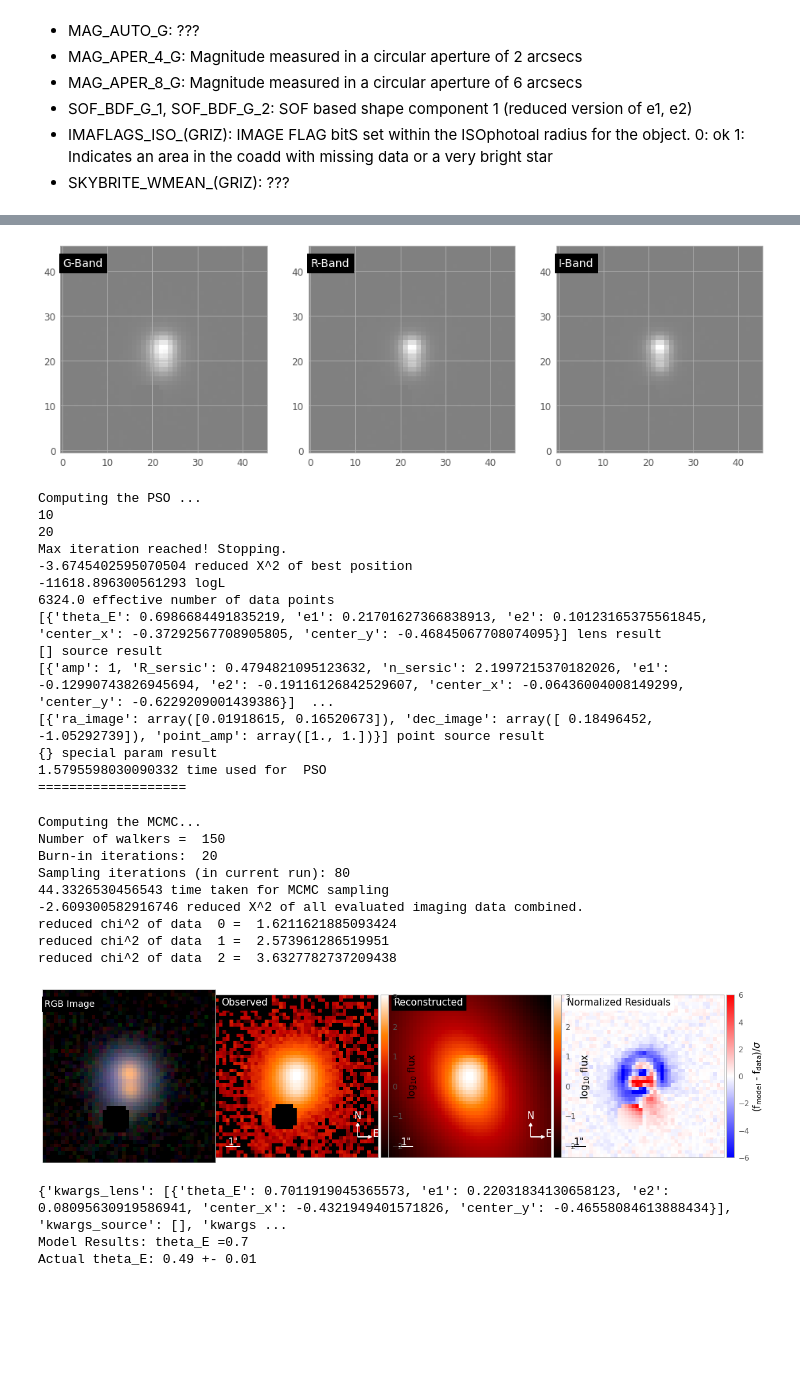
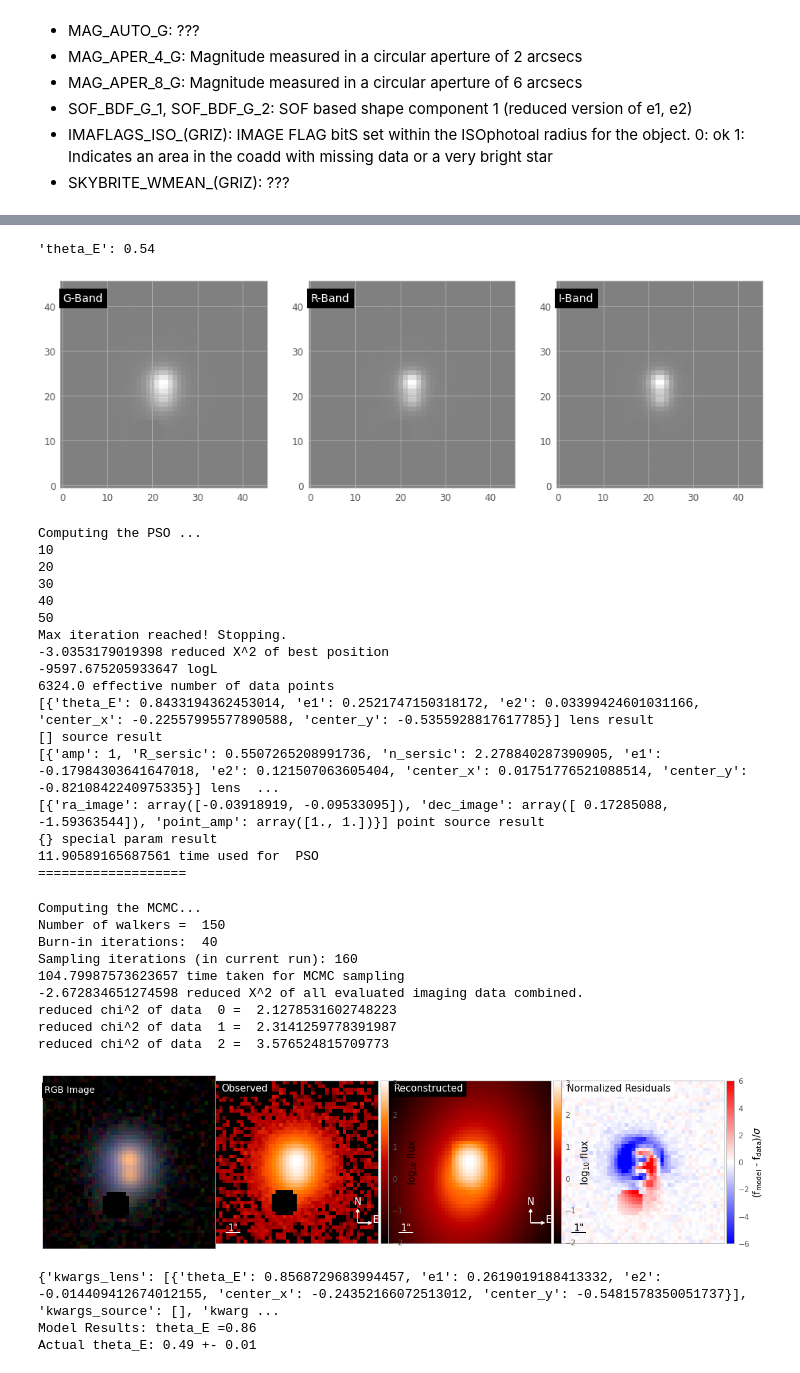
Before and after one commit to gilliancartwright/Lens-Modeling-DeepZipper-Candidates, a Jupyter notebook: Lens Modeling/Modeling_Quasars.ipynb, the cells around one changed output, grey strips where cells are left out. Saved outputs shown, nothing was run; the diff lists cells and outputs as text; code cells hidden in the pictures; blank space fills up the shorter version.

```diff
--- a/Lens Modeling/Modeling_Quasars.ipynb
+++ b/Lens Modeling/Modeling_Quasars.ipynb
@@ -373,8 +366,8 @@ def model(coadd_id, kwargs_lens_initial, kwargs_lens_light_initial, #kwargs_sour
     ## Fitting
     fitting_seq = FittingSequence(kwargs_data_joint, kwargs_model, kwargs_constraints, kwargs_likelihood, kwargs_params)
 
-    fitting_kwargs_list = [['PSO', {'sigma_scale': 1., 'n_particles': 20, 'n_iterations': 20}],
-                           ['MCMC', {'n_burn': 20, 'n_run': 60, 'walkerRatio': 10, 'sigma_scale': .1}]]
+    fitting_kwargs_list = [['PSO', {'sigma_scale': 1., 'n_particles': 50, 'n_iterations': 50}],
+                           ['MCMC', {'n_burn': 40, 'n_run': 120, 'walkerRatio': 10, 'sigma_scale': .1}]]
 
     chain_list = fitting_seq.fit_sequence(fitting_kwargs_list)
     kwargs_result = fitting_seq.best_fit()
@@ -806,58 +779,60 @@ Actual theta_E: 1.22 +- 0.02
 # %%
 # 1331771342
-# lens position
 center_x=-0.2
 center_y=-0.6
 
-# images
 x_images = [-0.2,-0.2]
 y_images = [0.1,-1.2]
 
-# image amps
 image_amps_g = [15085.5, 9339.1]
 image_amps_r = [19260.6, 11343.2]
 image_amps_i = [26034.6, 15140.8]
 
-# initial guesses
-kwargs_lens_initial = {'theta_E': 0.5, 'e1': 0., 'e2': 0, 'center_x': center_x, 'center_y': center_y}
+theta_E=approx_theta_E(center_x, center_y, x_images, y_images)
+kwargs_lens_initial = {'theta_E': theta_E, 'e1': 0., 'e2': 0, 'center_x': center_x, 'center_y': center_y}
 kwargs_lens_light_initial= {'R_sersic': 0.5, 'n_sersic': 2, 'e1': 0, 'e2': 0, 'center_x': center_x, 'center_y': center_y}
 
-# run model
 model(coadd_id = 1331771342,
       kwargs_lens_initial = kwargs_lens_initial,
       kwargs_lens_light_initial = kwargs_lens_light_initial,
       x_images = x_images, y_images = y_images,
       image_amps_g=image_amps_g, image_amps_r=image_amps_r, image_amps_i=image_amps_i,
       mask_list= [{'mask_center_x': -0.9 , 'mask_center_y': -3.0, 'mask_radius':1}])
+
+
 print('Actual theta_E: 0.49 +- 0.01')
 # %% [output]
+'theta_E': 0.54
 [figure]
-Computing the PSO ...
-10
-20
-Max iteration reached! Stopping.
--3.6745402595070504 reduced X^2 of best position
--11618.896300561293 logL
-6324.0 effective number of data points
-[{'theta_E': 0.6986684491835219, 'e1': 0.21701627366838913, 'e2': 0.10123165375561845, 'center_x': -0.37292567708905805, 'center_y': -0.46845067708074095}] lens result
-[] source result
-[{'amp': 1, 'R_sersic': 0.4794821095123632, 'n_sersic': 2.1997215370182026, 'e1': -0.12990743826945694, 'e2': -0.19116126842529607, 'center_x': -0.06436004008149299, 'center_y': -0.6229209001439386}]  ...
-[{'ra_image': array([0.01918615, 0.16520673]), 'dec_image': array([ 0.18496452, -1.05292739]), 'point_amp': array([1., 1.])}] point source result
-{} special param result
-1.5795598030090332 time used for  PSO
-===================
-Computing the MCMC...
-Number of walkers =  150
-Burn-in iterations:  20
-Sampling iterations (in current run): 80
-44.3326530456543 time taken for MCMC sampling
--2.609300582916746 reduced X^2 of all evaluated imaging data combined.
-reduced chi^2 of data  0 =  1.6211621885093424
-reduced chi^2 of data  1 =  2.573961286519951
-reduced chi^2 of data  2 =  3.6327782737209438
+Computing the PSO ...
+10
+20
+30
+40
+50
+Max iteration reached! Stopping.
+-3.0353179019398 reduced X^2 of best position
+-9597.675205933647 logL
+6324.0 effective number of data points
+[{'theta_E': 0.8433194362453014, 'e1': 0.2521747150318172, 'e2': 0.03399424601031166, 'center_x': -0.22557995577890588, 'center_y': -0.5355928817617785}] lens result
+[] source result
+[{'amp': 1, 'R_sersic': 0.5507265208991736, 'n_sersic': 2.278840287390905, 'e1': -0.17984303641647018, 'e2': 0.121507063605404, 'center_x': 0.01751776521088514, 'center_y': -0.8210842240975335}] lens  ...
+[{'ra_image': array([-0.03918919, -0.09533095]), 'dec_image': array([ 0.17285088, -1.59363544]), 'point_amp': array([1., 1.])}] point source result
+{} special param result
+11.90589165687561 time used for  PSO
+===================
+Computing the MCMC...
+Number of walkers =  150
+Burn-in iterations:  40
+Sampling iterations (in current run): 160
+104.79987573623657 time taken for MCMC sampling
+-2.672834651274598 reduced X^2 of all evaluated imaging data combined.
+reduced chi^2 of data  0 =  2.1278531602748223
+reduced chi^2 of data  1 =  2.3141259778391987
+reduced chi^2 of data  2 =  3.576524815709773
-[figure, old version]
+[figure, new version]
-{'kwargs_lens': [{'theta_E': 0.7011919045365573, 'e1': 0.22031834130658123, 'e2': 0.08095630919586941, 'center_x': -0.4321949401571826, 'center_y': -0.46558084613888434}], 'kwargs_source': [], 'kwargs ...
-Model Results: theta_E =0.7
-Actual theta_E: 0.49 +- 0.01
+{'kwargs_lens': [{'theta_E': 0.8568729683994457, 'e1': 0.2619019188413332, 'e2': -0.014409412674012155, 'center_x': -0.24352166072513012, 'center_y': -0.5481578350051737}], 'kwargs_source': [], 'kwarg ...
+Model Results: theta_E =0.86
+Actual theta_E: 0.49 +- 0.01
 # %%
 # 1406996169
```
Also changed, not shown: parts of 11 cells of this notebook.
